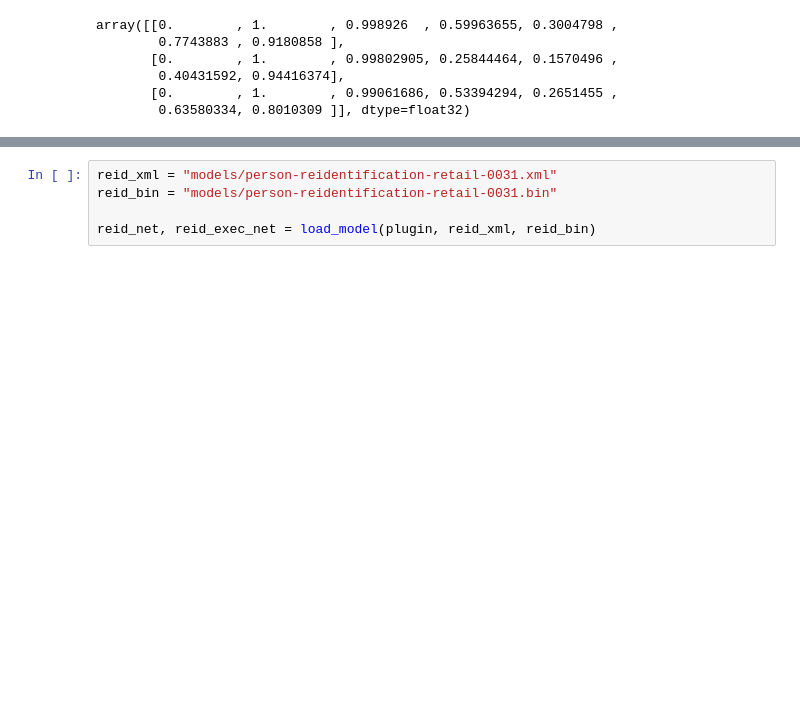
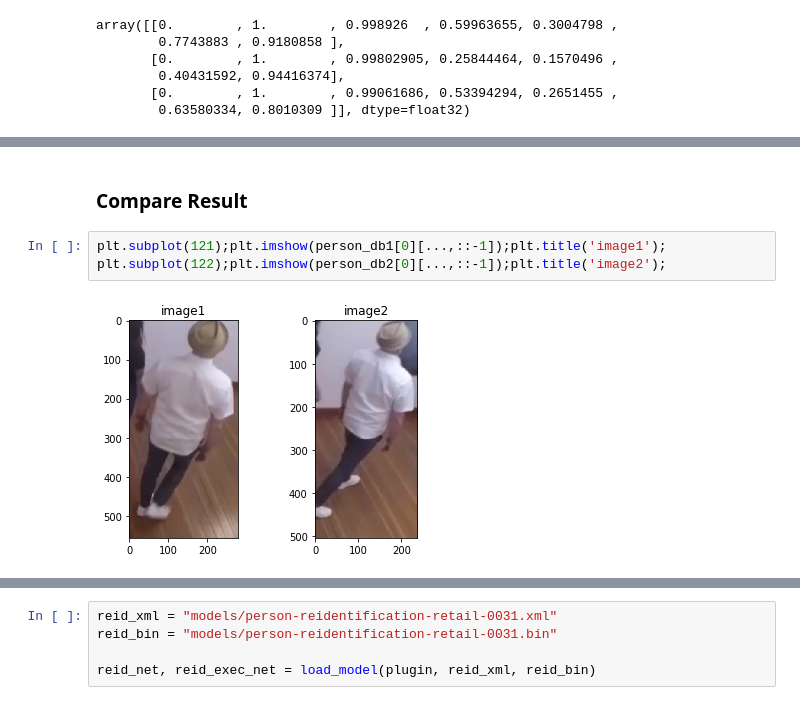
Before and after one commit to BenedictusAryo/practice_opencv, a Jupyter notebook: test_openvino/people_tracking/Research Model.ipynb, the cells around one changed output, grey strips where cells are left out. Cells and saved outputs as stored; diff of their text form; blank space fills up the shorter version.

```diff
--- a/test_openvino/people_tracking/Research Model.ipynb
+++ b/test_openvino/people_tracking/Research Model.ipynb
@@ -117,0 +149,7 @@ crop_person[2].shape
+# %% [markdown]
+### Compare Result
+# %%
+plt.subplot(121);plt.imshow(person_db1[0][...,::-1]);plt.title('image1');
+plt.subplot(122);plt.imshow(person_db2[0][...,::-1]);plt.title('image2');
+# %% [output]
+[figure, added]
```
Also changed, not shown: parts of 17 cells of this notebook, 6 other files.
